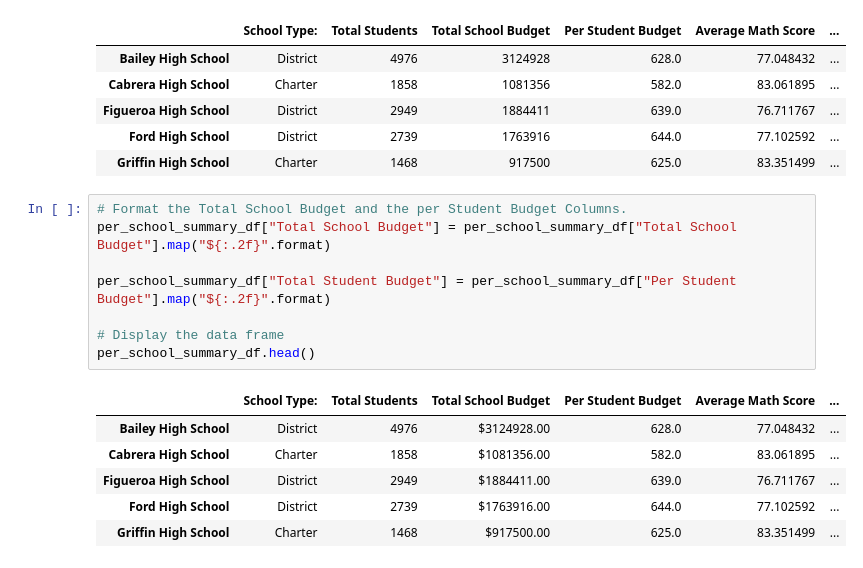
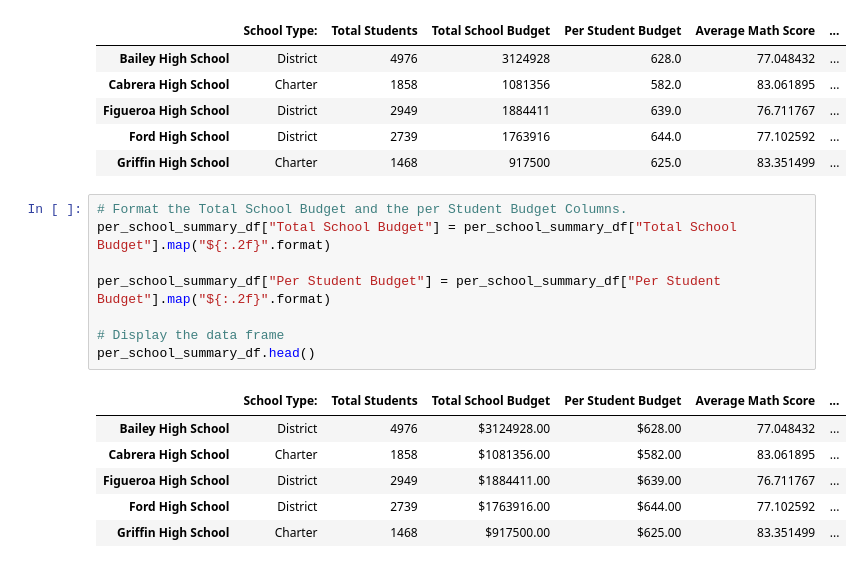
Before and after one commit to fmohiudd/School_District_Analysis, a Jupyter notebook: PyCitySchools.ipynb, the cells around one changed output. Cells and saved outputs as stored; diff of their text form.

```diff
--- a/PyCitySchools.ipynb
+++ b/PyCitySchools.ipynb
@@ -697,15 +697,15 @@ per_school_summary_df.head()
 # %%
 # Format the Total School Budget and the per Student Budget Columns.
 per_school_summary_df["Total School Budget"] = per_school_summary_df["Total School Budget"].map("${:.2f}".format)
 
-per_school_summary_df["Total Student Budget"] = per_school_summary_df["Per Student Budget"].map("${:.2f}".format)
+per_school_summary_df["Per Student Budget"] = per_school_summary_df["Per Student Budget"].map("${:.2f}".format)
 
 # Display the data frame
 per_school_summary_df.head()
 # %% [output]
 |  | School Type: | Total Students | Total School Budget | Per Student Budget | Average Math Score | ... |
-| Bailey High School | District | 4976 | $3124928.00 | 628.0 | 77.048432 | ... |
-| Cabrera High School | Charter | 1858 | $1081356.00 | 582.0 | 83.061895 | ... |
-| Figueroa High School | District | 2949 | $1884411.00 | 639.0 | 76.711767 | ... |
-| Ford High School | District | 2739 | $1763916.00 | 644.0 | 77.102592 | ... |
-| Griffin High School | Charter | 1468 | $917500.00 | 625.0 | 83.351499 | ... |
+| Bailey High School | District | 4976 | $3124928.00 | $628.00 | 77.048432 | ... |
+| Cabrera High School | Charter | 1858 | $1081356.00 | $582.00 | 83.061895 | ... |
+| Figueroa High School | District | 2949 | $1884411.00 | $639.00 | 76.711767 | ... |
+| Ford High School | District | 2739 | $1763916.00 | $644.00 | 77.102592 | ... |
+| Griffin High School | Charter | 1468 | $917500.00 | $625.00 | 83.351499 | ... |
```
Also changed, not shown: parts of 3 cells of this notebook.
